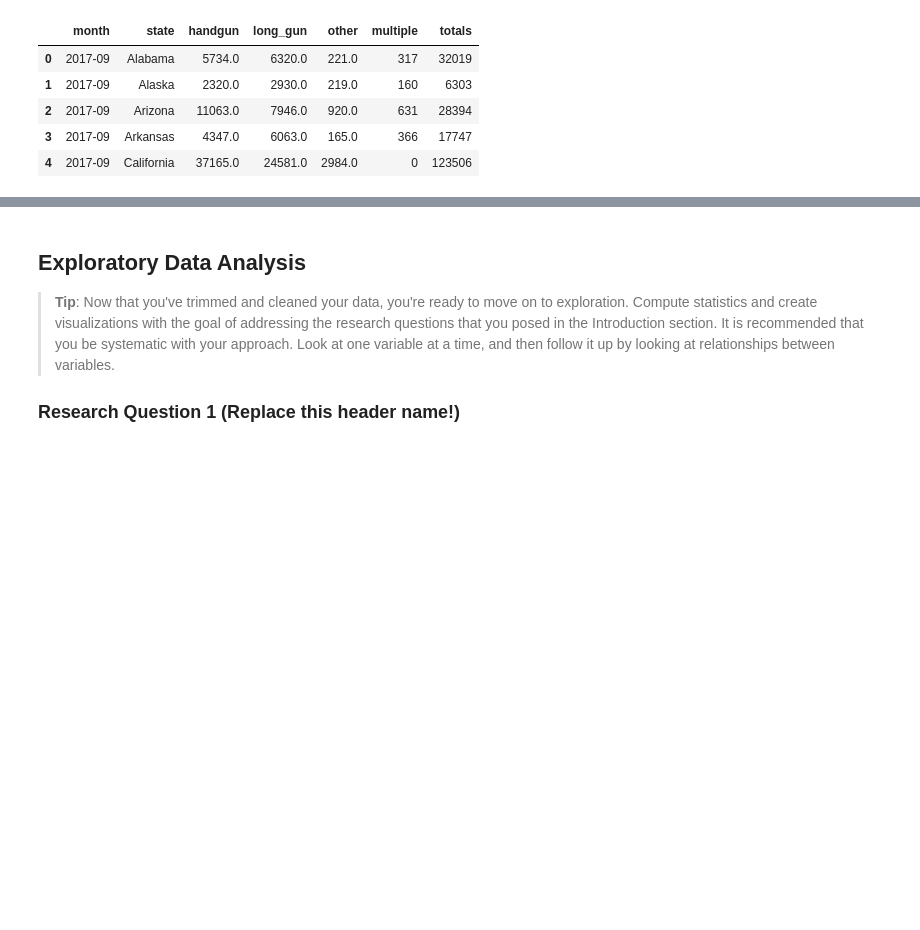
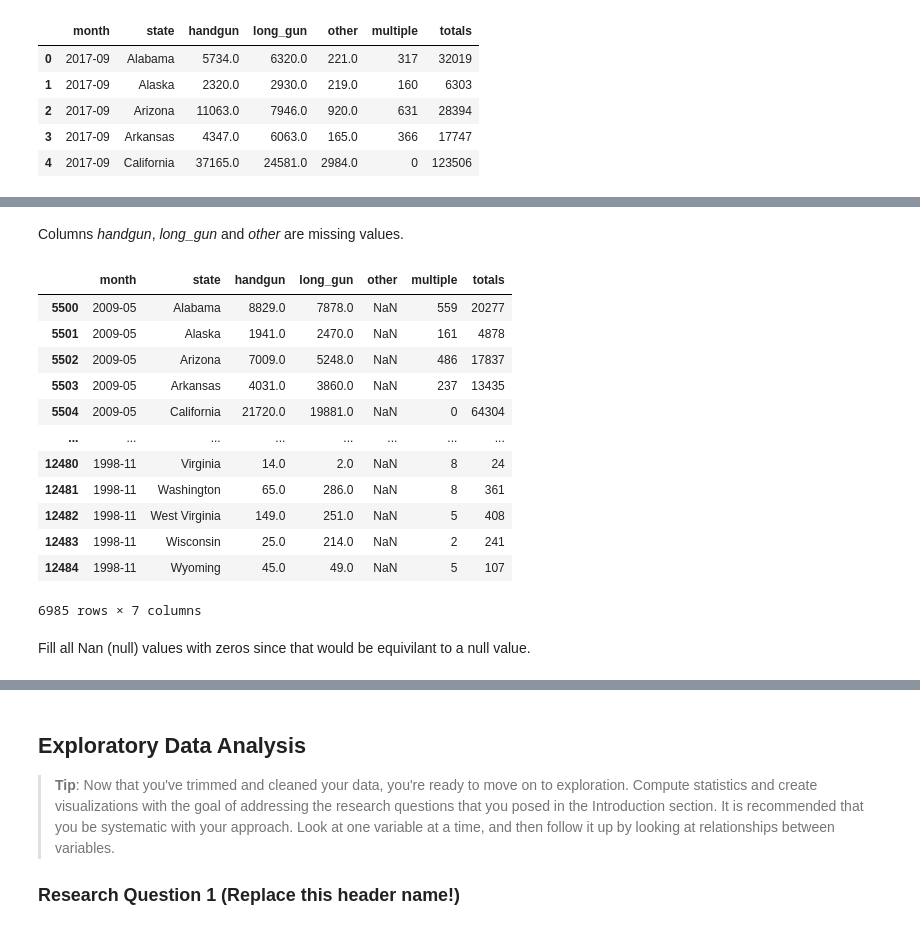
Before and after one commit to GaryLBentley/investigate_dataset, a Jupyter notebook: investigate-a-dataset.ipynb, the cells around one changed output, grey strips where cells are left out. Drawn from its saved outputs; the diff is of its cells as text; code cells hidden in the pictures; blank space fills up the shorter version.

```diff
--- a/investigate-a-dataset.ipynb
+++ b/investigate-a-dataset.ipynb
@@ -38,8 +37,8 @@ from IPython.display import FileLink, FileLinks
 # %%
 # Load your data and print out a few lines. Perform operations to inspect data
 #   types and look for instances of missing or possibly errant data.
-df_guns = pd.read_csv('gun_data.csv')
-df_census = pd.read_csv('USCensusData.csv')
+df_guns = pd.read_csv('gun_data.csv', index_col=False)
+df_census = pd.read_csv('USCensusData.csv', index_col=False)
 df_guns.head()
 # %% [output]
 |  | month | state | permit | permit_recheck | handgun | long_gun | other | multiple | admin | ... |
@@ -147,0 +167,22 @@ df_guns.head()
+# %% [markdown]
+Columns *handgun*, *long_gun* and *other* are missing values.
+# %%
+# Look for any NaN values
+df_missing = df_guns[df_guns.isna().any(axis=1)]
+df_missing
+# %% [output]
+|  | month | state | handgun | long_gun | other | multiple | totals |
+| 5500 | 2009-05 | Alabama | 8829.0 | 7878.0 | NaN | 559 | 20277 |
+| 5501 | 2009-05 | Alaska | 1941.0 | 2470.0 | NaN | 161 | 4878 |
+| 5502 | 2009-05 | Arizona | 7009.0 | 5248.0 | NaN | 486 | 17837 |
+| 5503 | 2009-05 | Arkansas | 4031.0 | 3860.0 | NaN | 237 | 13435 |
+| 5504 | 2009-05 | California | 21720.0 | 19881.0 | NaN | 0 | 64304 |
+| ... | ... | ... | ... | ... | ... | ... | ... |
+| 12480 | 1998-11 | Virginia | 14.0 | 2.0 | NaN | 8 | 24 |
+| 12481 | 1998-11 | Washington | 65.0 | 286.0 | NaN | 8 | 361 |
+| 12482 | 1998-11 | West Virginia | 149.0 | 251.0 | NaN | 5 | 408 |
+| 12483 | 1998-11 | Wisconsin | 25.0 | 214.0 | NaN | 2 | 241 |
+| 12484 | 1998-11 | Wyoming | 45.0 | 49.0 | NaN | 5 | 107 |
+6985 rows × 7 columns
+# %% [markdown]
+Fill all Nan (null) values with zeros since that would be equivilant to a null value.
```
Also changed, not shown: parts of 26 cells of this notebook.
